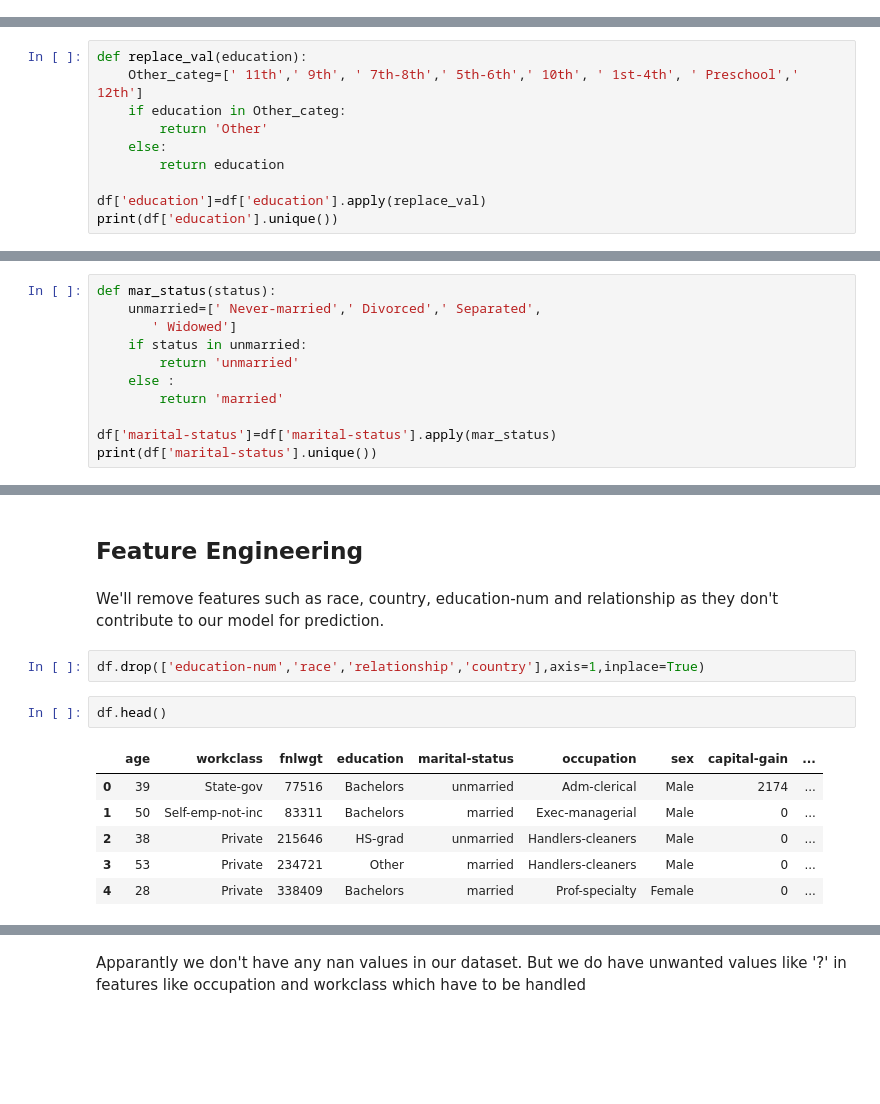
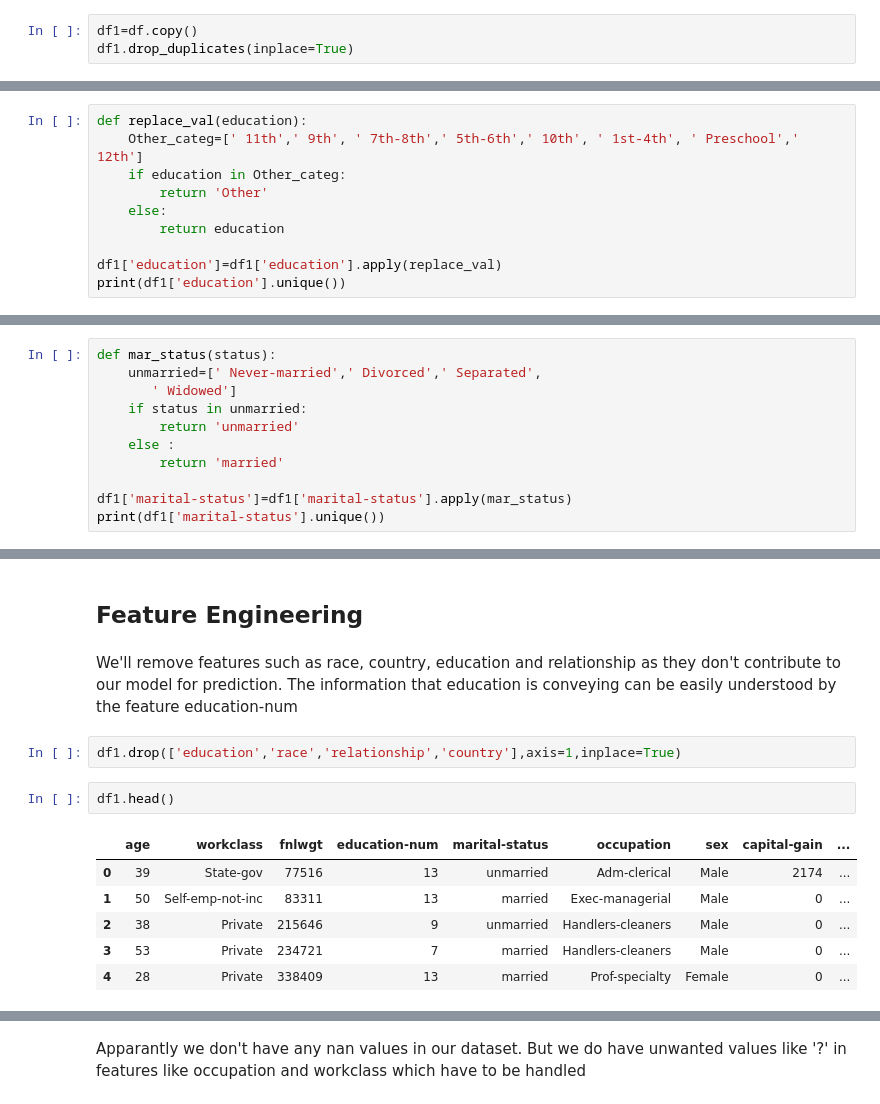
Before and after one commit to Adroit10/AdultCensus_IncomePrediction, a Jupyter notebook: notebooks/EDA.ipynb, the cells around one changed output, grey strips where cells are left out. Saved outputs shown, nothing was run; the diff lists cells and outputs as text; blank space fills up the shorter version.

```diff
--- a/notebooks/EDA.ipynb
+++ b/notebooks/EDA.ipynb
@@ -83,3 +89,6 @@ Name: count, dtype: int64
+# %%
+df1=df.copy()
+df1.drop_duplicates(inplace=True)
 # %% [markdown]
 ## Exploratory Data Analysis
 # %%
@@ -146,8 +155,8 @@ def replace_val(education):
     else:
         return education
 
-df['education']=df['education'].apply(replace_val)
-print(df['education'].unique())
+df1['education']=df1['education'].apply(replace_val)
+print(df1['education'].unique())
 # %% [output]
 [' Bachelors' ' HS-grad' 'Other' ' Masters' ' Some-college' ' Assoc-acdm'
  ' Assoc-voc' ' Doctorate' ' Prof-school']
@@ -178,8 +187,8 @@ def mar_status(status):
     else :
         return 'married'
 
-df['marital-status']=df['marital-status'].apply(mar_status)
-print(df['marital-status'].unique())
+df1['marital-status']=df1['marital-status'].apply(mar_status)
+print(df1['marital-status'].unique())
 # %% [output]
 ['unmarried' 'married']
 # %%
@@ -299,16 +308,16 @@ The distribution of the data in the country column does'nt give any meaningful i
 # %% [markdown]
 ## Feature Engineering
 # %% [markdown]
-We'll remove features such as race, country, education-num and relationship as they don't contribute to our model for prediction.
+We'll remove features such as race, country, education and relationship as they don't contribute to our model for prediction. The information that education is conveying can be easily understood by the feature education-num
 # %%
-df.drop(['education-num','race','relationship','country'],axis=1,inplace=True)
+df1.drop(['education','race','relationship','country'],axis=1,inplace=True)
 # %%
-df.head()
+df1.head()
 # %% [output]
-|  | age | workclass | fnlwgt | education | marital-status | occupation | sex | capital-gain | ... |
-| 0 | 39 | State-gov | 77516 | Bachelors | unmarried | Adm-clerical | Male | 2174 | ... |
-| 1 | 50 | Self-emp-not-inc | 83311 | Bachelors | married | Exec-managerial | Male | 0 | ... |
-| 2 | 38 | Private | 215646 | HS-grad | unmarried | Handlers-cleaners | Male | 0 | ... |
-| 3 | 53 | Private | 234721 | Other | married | Handlers-cleaners | Male | 0 | ... |
-| 4 | 28 | Private | 338409 | Bachelors | married | Prof-specialty | Female | 0 | ... |
+|  | age | workclass | fnlwgt | education-num | marital-status | occupation | sex | capital-gain | ... |
+| 0 | 39 | State-gov | 77516 | 13 | unmarried | Adm-clerical | Male | 2174 | ... |
+| 1 | 50 | Self-emp-not-inc | 83311 | 13 | married | Exec-managerial | Male | 0 | ... |
+| 2 | 38 | Private | 215646 | 9 | unmarried | Handlers-cleaners | Male | 0 | ... |
+| 3 | 53 | Private | 234721 | 7 | married | Handlers-cleaners | Male | 0 | ... |
+| 4 | 28 | Private | 338409 | 13 | married | Prof-specialty | Female | 0 | ... |
 # %%
```
Also changed, not shown: parts of 30 cells of this notebook, 3 other files.
